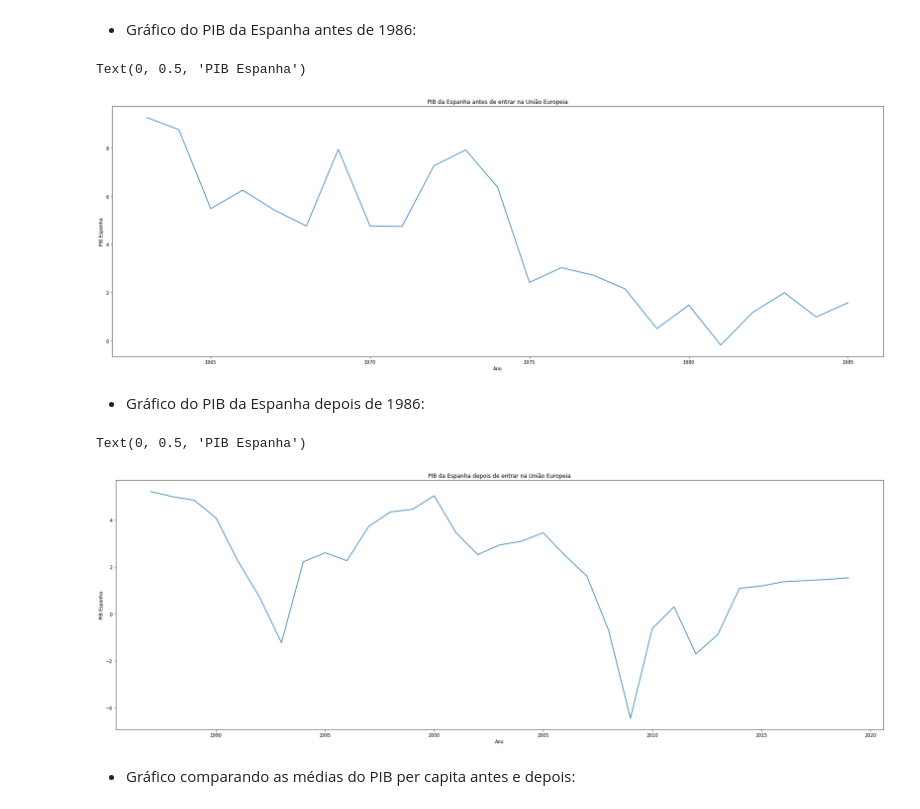
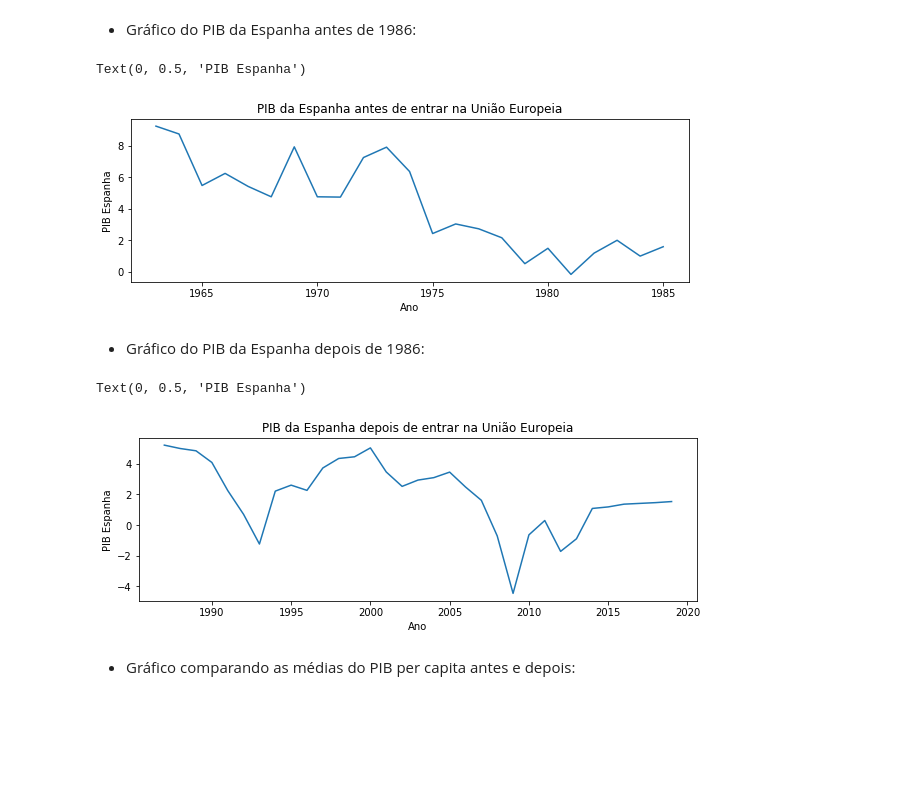
Before and after one commit to ellenbs/Projeto-1-CD, a Jupyter notebook: Projeto1.ipynb, the cells around one changed output. Saved outputs shown, nothing was run; the diff lists cells and outputs as text; code cells hidden in the pictures; blank space fills up the shorter version.

```diff
--- a/Projeto1.ipynb
+++ b/Projeto1.ipynb
@@ -42,3 +43,10 @@ PIB_mundo = mundo.set_index("Country Name")
+# %%
+#Trocando o indice dos dados.
+dados_pib = PIB.set_index("country")
+dados_r = renda.set_index("country")
+
+dados_PIB = dados_pib.iloc[:,161:219]
+dados_renda = dados_r.iloc[:,161:219]
 # %%
 europa = ['Andorra',  'Austria', 'Belgium', 'Bulgaria', 'Bosnia and Herzegovina',  'Cyprus',  'Czech Republic','Denmark', 'Spain',  'Estonia', 'Finland',  'France', 'United Kingdom',  'Greece', 'Croatia', 'Hungary', 'Ireland',  'Iceland',  'Italy',  'Lithuania', 'Latvia',  'Monaco',  'Moldova', 'Malta',  'Montenegro', 'Netherlands',  'Poland',  'Portugal',  'Romania',  'Slovak Republic', 'Slovenia',  'Sweden',  'Turkey', 'Luxembourg', 'Germany']
 uniao_europeia = ['Austria', 'Belgium', 'Bulgaria', 'Croatia', 'Cyprus', 'Czech Republic', 'Denmark', 'Estonia', 'Finland', 'France', 'Germany', 'Greece', 'Hungary', 'Ireland', 'Italy', 'Latvia', 'Lithuania', 'Luxembourg', 'Malta', 'Netherlands', 'Poland', 'Portugal', 'Romania', 'Slovak Republic', 'Slovenia', 'Spain', 'Sweden', 'United Kingdom']
@@ -53,25 +61,25 @@ PIB_espanha_depois = PIB_espanha[(PIB_espanha.index>1986)]
 # %% [markdown]
 - Gráfico do PIB da Espanha antes de 1986:
 # %%
-plt.figure(figsize=(30,10))
+plt.figure(figsize=(10,3))
 plt.plot(PIB_espanha_antes.index,PIB_espanha_antes)
 plt.title('PIB da Espanha antes de entrar na União Europeia')
 plt.xlabel('Ano')
 plt.ylabel('PIB Espanha')
 # %% [output]
 Text(0, 0.5, 'PIB Espanha')
-[figure, old version]
+[figure, new version]
 # %% [markdown]
 - Gráfico do PIB da Espanha depois de 1986:
 # %%
-plt.figure(figsize=(30,10))
+plt.figure(figsize=(10,3))
 plt.plot(PIB_espanha_depois.index,PIB_espanha_depois)
 plt.title('PIB da Espanha depois de entrar na União Europeia')
 plt.xlabel('Ano')
 plt.ylabel('PIB Espanha')
 # %% [output]
 Text(0, 0.5, 'PIB Espanha')
-[figure, old version]
+[figure, new version]
 # %% [markdown]
 - Gráfico comparando as médias do PIB per capita antes e depois:
 # %%
```
Also changed, not shown: parts of 25 cells of this notebook, 1 other file.
